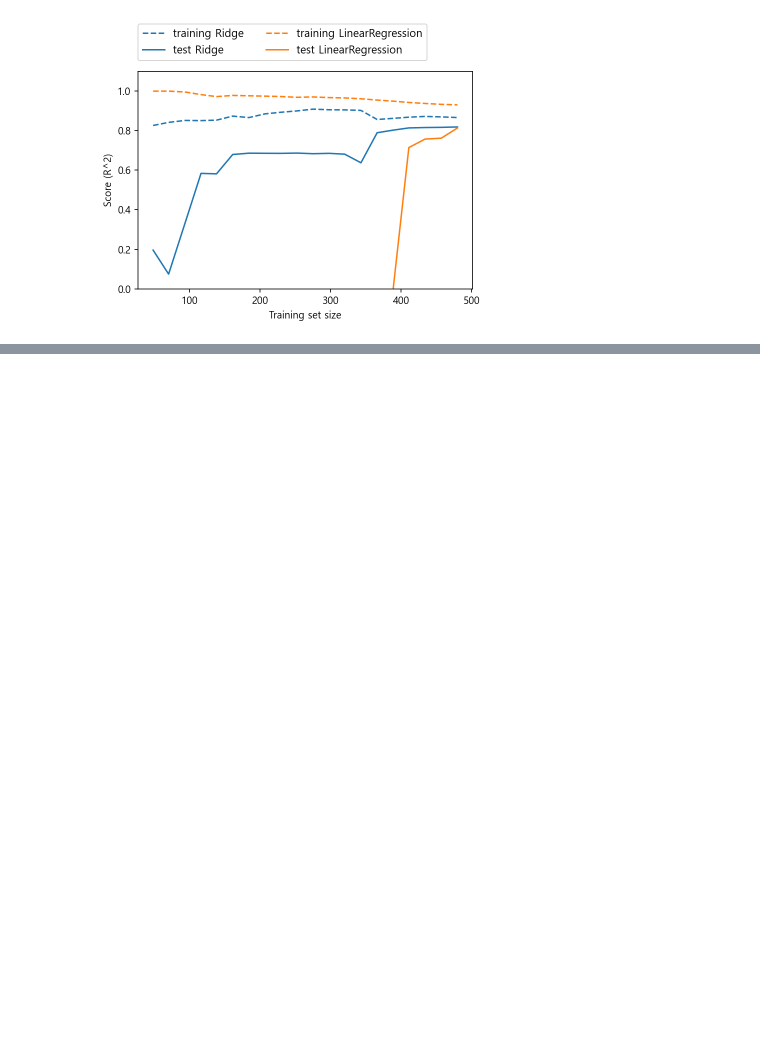
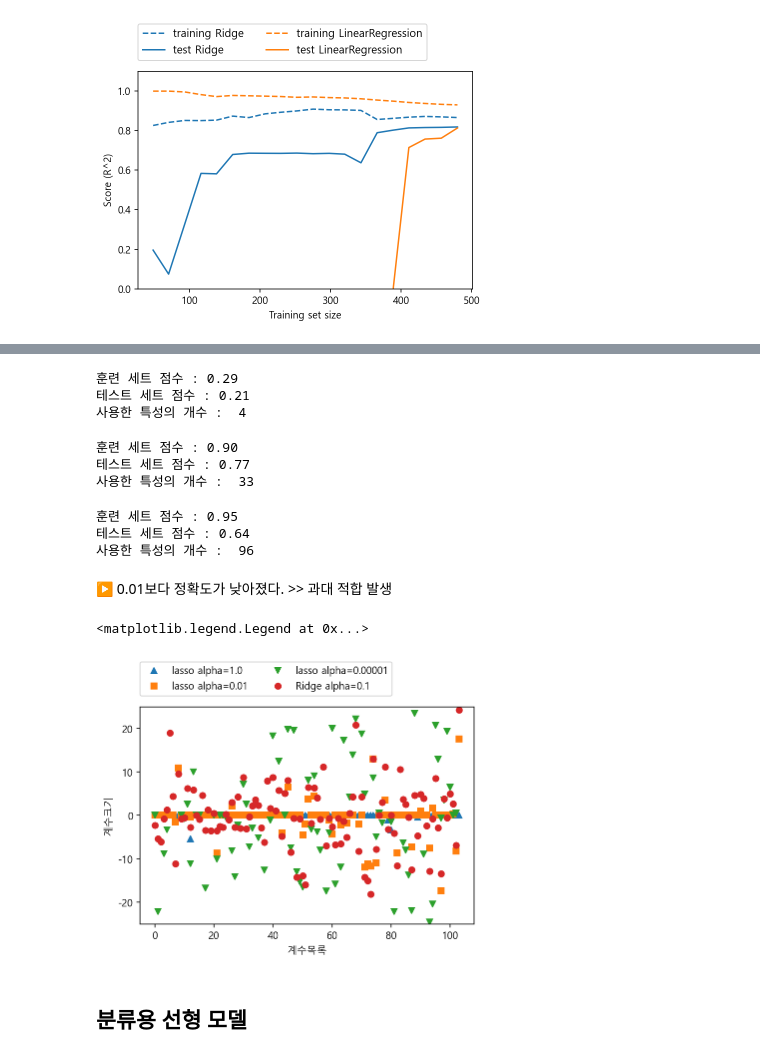
Before and after one commit to iamjinuk/bigman, a Jupyter notebook: [Introduction to Machine Learning with Python]/[Introduction to Machine Learning with Python] Chapter2. 지도 학습.ipynb, the cells around one changed output, grey strips where cells are left out. Drawn from its saved outputs; the diff is of its cells as text; code cells hidden in the pictures; blank space fills up the shorter version.

```diff
--- a/[Introduction to Machine Learning with Python]/[Introduction to Machine Learning with Python] Chapter2. 지도 학습.ipynb
+++ b/[Introduction to Machine Learning with Python]/[Introduction to Machine Learning with Python] Chapter2. 지도 학습.ipynb
@@ -331,0 +336,49 @@ mglearn.plots.plot_ridge_n_samples()
+# %%
+lasso = Lasso().fit(X_train, y_train)
+
+print('훈련 세트 점수 : {:.2f}'.format(lasso.score(X_train, y_train)))
+print('테스트 세트 점수 : {:.2f}'.format(lasso.score(X_test, y_test)))
+print('사용한 특성의 개수 : ', np.sum(lasso.coef_!=0))
+# %% [output]
+훈련 세트 점수 : 0.29
+테스트 세트 점수 : 0.21
+사용한 특성의 개수 :  4
+# %%
+lasso001 = Lasso(alpha=0.01, max_iter=100000).fit(X_train, y_train) #alpha의 default는 1.0
+
+print('훈련 세트 점수 : {:.2f}'.format(lasso001.score(X_train, y_train)))
+print('테스트 세트 점수 : {:.2f}'.format(lasso001.score(X_test, y_test)))
+print('사용한 특성의 개수 : ', np.sum(lasso001.coef_!=0))
+# %% [output]
+훈련 세트 점수 : 0.90
+테스트 세트 점수 : 0.77
+사용한 특성의 개수 :  33
+# %%
+lasso00001 = Lasso(alpha=0.0001, max_iter=100000).fit(X_train, y_train) #alpha의 default는 1.0
+
+print('훈련 세트 점수 : {:.2f}'.format(lasso00001.score(X_train, y_train)))
+print('테스트 세트 점수 : {:.2f}'.format(lasso00001.score(X_test, y_test)))
+print('사용한 특성의 개수 : ', np.sum(lasso00001.coef_!=0))
+# %% [output]
+훈련 세트 점수 : 0.95
+테스트 세트 점수 : 0.64
+사용한 특성의 개수 :  96
+# %% [markdown]
+▶ 0.01보다 정확도가 낮아졌다. >> 과대 적합 발생
+# %%
+plt.plot(lasso.coef_, '^', label='lasso alpha=1.0')
+plt.plot(lasso001.coef_, 's', label='lasso alpha=0.01')
+plt.plot(lasso00001.coef_, 'v', label='lasso alpha=0.00001')
+
+plt.plot(ridge01.coef_, 'o', label='Ridge alpha=0.1')
+
+plt.xlabel('계수목록')
+plt.ylabel('계수크기')
+
+plt.ylim(-25,25)
+plt.legend(ncol=2, loc=(0,1.05)) # legend의 위치 설정 : 2열, 그래프와의 거리
+# %% [output]
+<matplotlib.legend.Legend at 0x...>
+[figure, added]
+# %% [markdown]
+## 분류용 선형 모델
```
Also changed, not shown: parts of 7 cells of this notebook.
